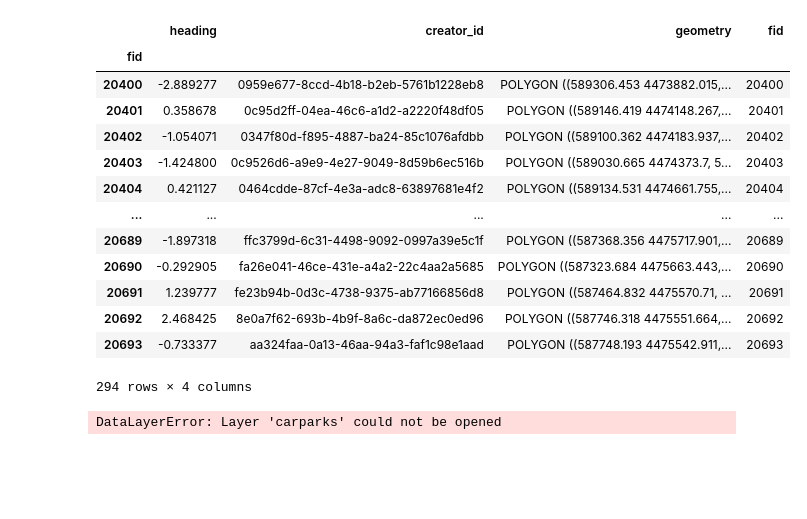
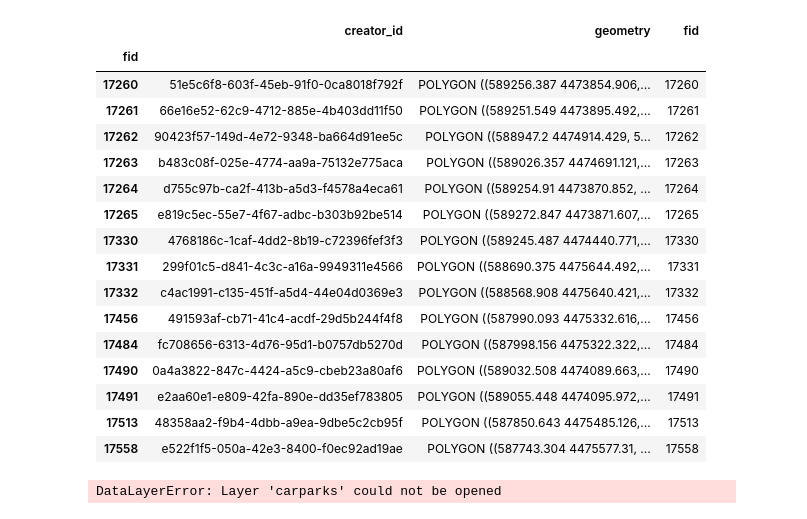
Before and after one commit to autonomousvision/py123d, a Jupyter notebook: notebooks/nuplan_map_dataframe.ipynb, the cells around one changed output. Cells and saved outputs as stored; diff of their text form; code cells hidden in the pictures; blank space fills up the shorter version.

```diff
--- a/notebooks/nuplan_map_dataframe.ipynb
+++ b/notebooks/nuplan_map_dataframe.ipynb
@@ -50,23 +47,26 @@ def load_layer(layer_name: str) -> gpd.geodataframe:
 # %%
 
 import pandas as pd
-lane_df =  load_layer("carpark_areas")
+lane_df =  load_layer("generic_drivable_areas")
 lane_df
 # %% [output]
-|  | heading | creator_id | geometry | fid |
-| fid |  |  |  |  |
-| 20400 | -2.889277 | 0959e677-8ccd-4b18-b2eb-5761b1228eb8 | POLYGON ((589306.453 4473882.015,... | 20400 |
-| 20401 | 0.358678 | 0c95d2ff-04ea-46c6-a1d2-a2220f48df05 | POLYGON ((589146.419 4474148.267,... | 20401 |
-| 20402 | -1.054071 | 0347f80d-f895-4887-ba24-85c1076afdbb | POLYGON ((589100.362 4474183.937,... | 20402 |
-| 20403 | -1.424800 | 0c9526d6-a9e9-4e27-9049-8d59b6ec516b | POLYGON ((589030.665 4474373.7, 5... | 20403 |
-| 20404 | 0.421127 | 0464cdde-87cf-4e3a-adc8-63897681e4f2 | POLYGON ((589134.531 4474661.755,... | 20404 |
-| ... | ... | ... | ... | ... |
-| 20689 | -1.897318 | ffc3799d-6c31-4498-9092-0997a39e5c1f | POLYGON ((587368.356 4475717.901,... | 20689 |
-| 20690 | -0.292905 | fa26e041-46ce-431e-a4a2-22c4aa2a5685 | POLYGON ((587323.684 4475663.443,... | 20690 |
-| 20691 | 1.239777 | fe23b94b-0d3c-4738-9375-ab77166856d8 | POLYGON ((587464.832 4475570.71, ... | 20691 |
-| 20692 | 2.468425 | 8e0a7f62-693b-4b9f-8a6c-da872ec0ed96 | POLYGON ((587746.318 4475551.664,... | 20692 |
-| 20693 | -0.733377 | aa324faa-0a13-46aa-94a3-faf1c98e1aad | POLYGON ((587748.193 4475542.911,... | 20693 |
+|  | creator_id | geometry | fid |
+| fid |  |  |  |
+| 17260 | 51e5c6f8-603f-45eb-91f0-0ca8018f792f | POLYGON ((589256.387 4473854.906,... | 17260 |
+| 17261 | 66e16e52-62c9-4712-885e-4b403dd11f50 | POLYGON ((589251.549 4473895.492,... | 17261 |
+| 17262 | 90423f57-149d-4e72-9348-ba664d91ee5c | POLYGON ((588947.2 4474914.429, 5... | 17262 |
+| 17263 | b483c08f-025e-4774-aa9a-75132e775aca | POLYGON ((589026.357 4474691.121,... | 17263 |
+| 17264 | d755c97b-ca2f-413b-a5d3-f4578a4eca61 | POLYGON ((589254.91 4473870.852, ... | 17264 |
+| 17265 | e819c5ec-55e7-4f67-adbc-b303b92be514 | POLYGON ((589272.847 4473871.607,... | 17265 |
+| 17330 | 4768186c-1caf-4dd2-8b19-c72396fef3f3 | POLYGON ((589245.487 4474440.771,... | 17330 |
+| 17331 | 299f01c5-d841-4c3c-a16a-9949311e4566 | POLYGON ((588690.375 4475644.492,... | 17331 |
+| 17332 | c4ac1991-c135-451f-a5d4-44e04d0369e3 | POLYGON ((588568.908 4475640.421,... | 17332 |
+| 17456 | 491593af-cb71-41c4-acdf-29d5b244f4f8 | POLYGON ((587990.093 4475332.616,... | 17456 |
+| 17484 | fc708656-6313-4d76-95d1-b0757db5270d | POLYGON ((587998.156 4475322.322,... | 17484 |
+| 17490 | 0a4a3822-847c-4424-a5c9-cbeb23a80af6 | POLYGON ((589032.508 4474089.663,... | 17490 |
+| 17491 | e2aa60e1-e809-42fa-890e-dd35ef783805 | POLYGON ((589055.448 4474095.972,... | 17491 |
+| 17513 | 48358aa2-f9b4-4dbb-a9ea-9dbe5c2cb95f | POLYGON ((587850.643 4475485.126,... | 17513 |
+| 17558 | e522f1f5-050a-42e3-8400-f0ec92ad19ae | POLYGON ((587743.304 4475577.31, ... | 17558 |
-294 rows × 4 columns
 # %%
 walkways_df = load_layer("carparks")
 walkways_df
```
Also changed, not shown: parts of 1 cell of this notebook, 6 other files.
